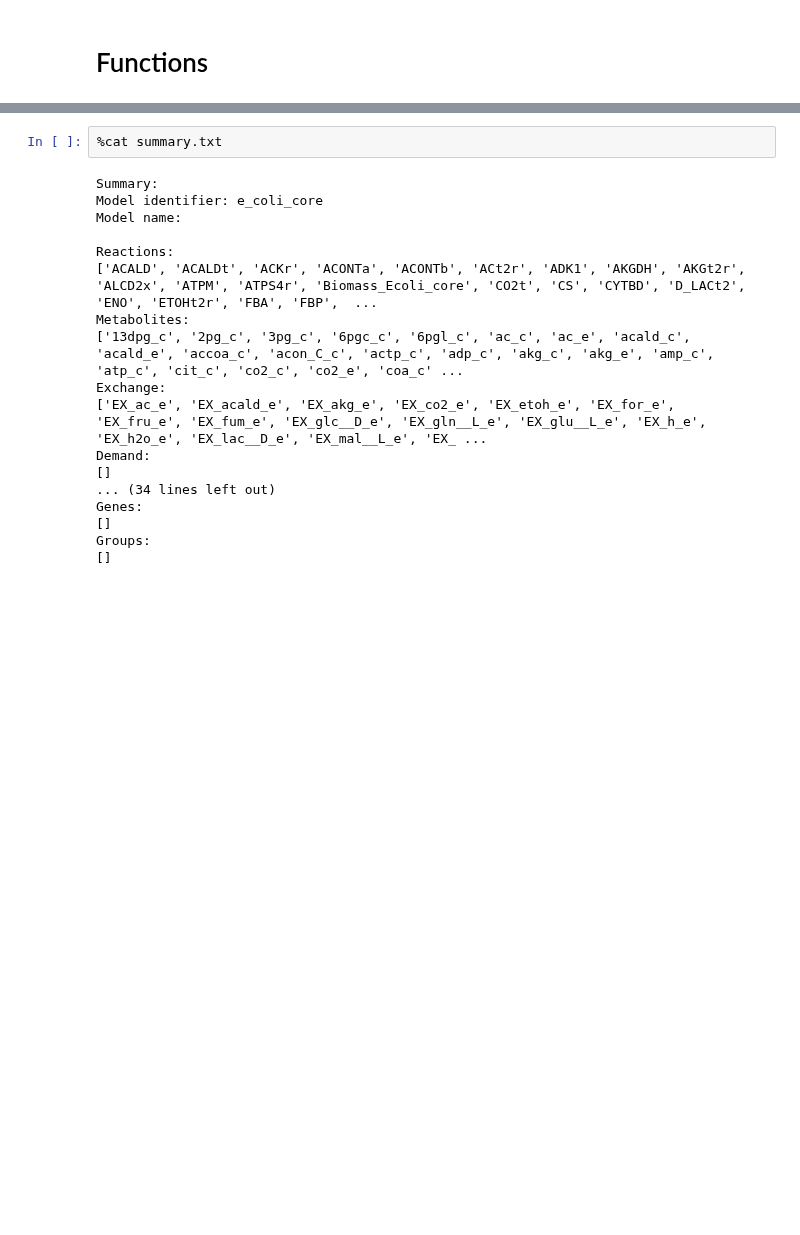
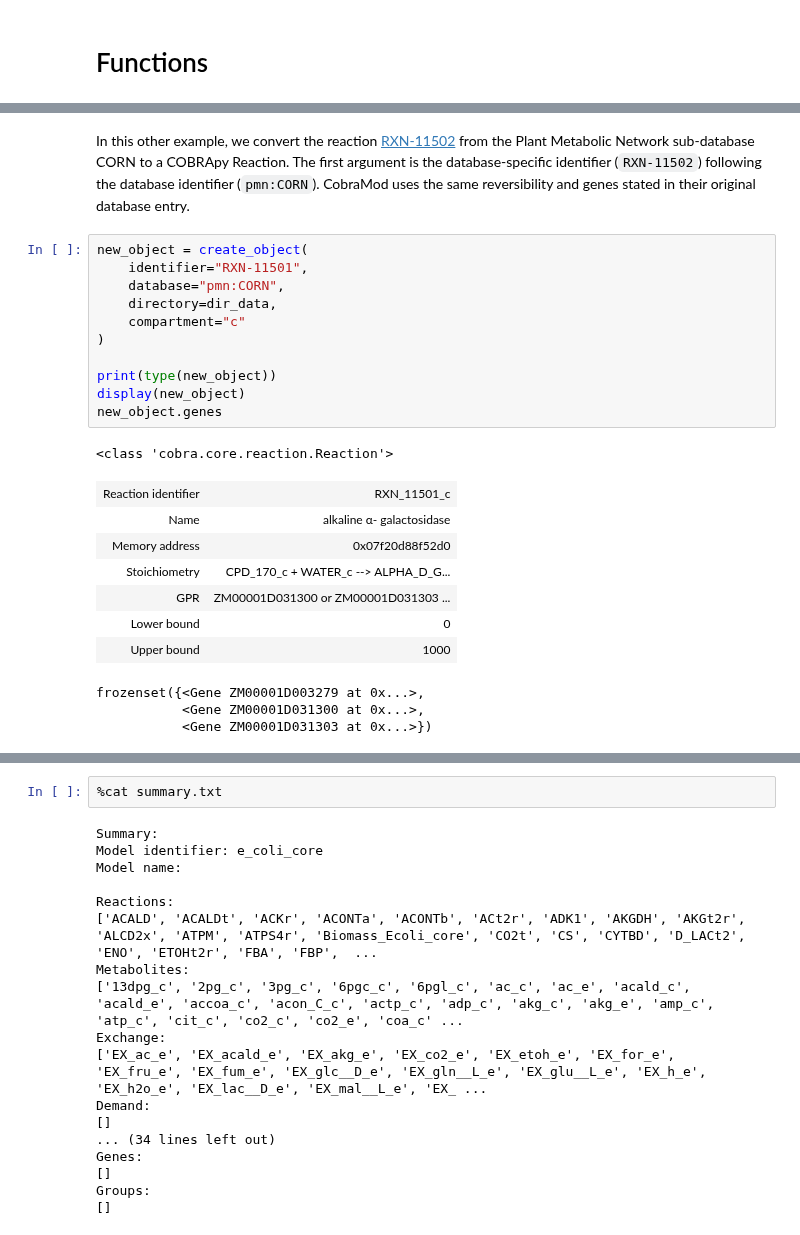
Before and after one commit to Toepfer-Lab/cobramod, a Jupyter notebook: docs/source/how_to.ipynb, the cells around one changed output, grey strips where cells are left out. Saved outputs shown, nothing was run; the diff lists cells and outputs as text; blank space fills up the shorter version.

```diff
--- a/docs/source/how_to.ipynb
+++ b/docs/source/how_to.ipynb
@@ -381,0 +147,30 @@ a warning will appear as shown below:
+# %% [markdown]
+In this other example, we convert the reaction [RXN-11502](
+https://pmn.plantcyc.org/CORN/NEW-IMAGE?object=RXN-11502) from the Plant
+Metabolic Network sub-database CORN to a COBRApy Reaction. The
+first argument is the database-specific identifier (`RXN-11502`) following
+the database identifier (`pmn:CORN`). CobraMod uses the same
+reversibility and genes stated in their original database entry.
+# %%
+new_object = create_object(
+    identifier="RXN-11501",
+    database="pmn:CORN",
+    directory=dir_data,
+    compartment="c"
+)
+
+print(type(new_object))
+display(new_object)
+new_object.genes
+# %% [output]
+<class 'cobra.core.reaction.Reaction'>
+| Reaction identifier | RXN_11501_c |
+| Name | alkaline α- galactosidase |
+| Memory address | 0x07f20d88f52d0 |
+| Stoichiometry | CPD_170_c + WATER_c --> ALPHA_D_G... |
+| GPR | ZM00001D031300 or ZM00001D031303 ... |
+| Lower bound | 0 |
+| Upper bound | 1000 |
+frozenset({<Gene ZM00001D003279 at 0x...>,
+           <Gene ZM00001D031300 at 0x...>,
+           <Gene ZM00001D031303 at 0x...>})
```
Also changed, not shown: parts of 100 cells of this notebook, 5 other files.
